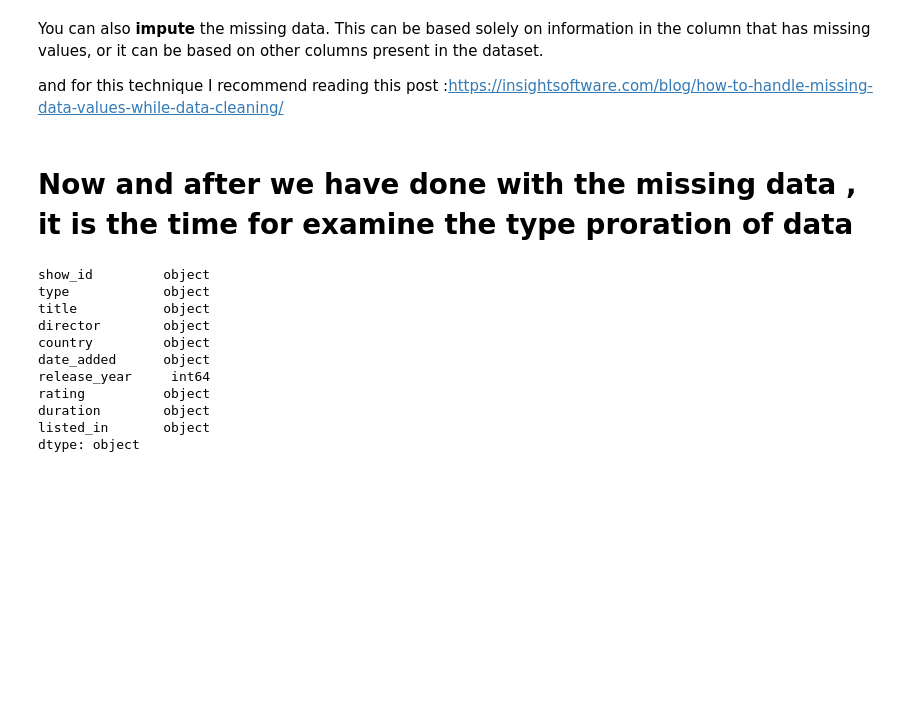
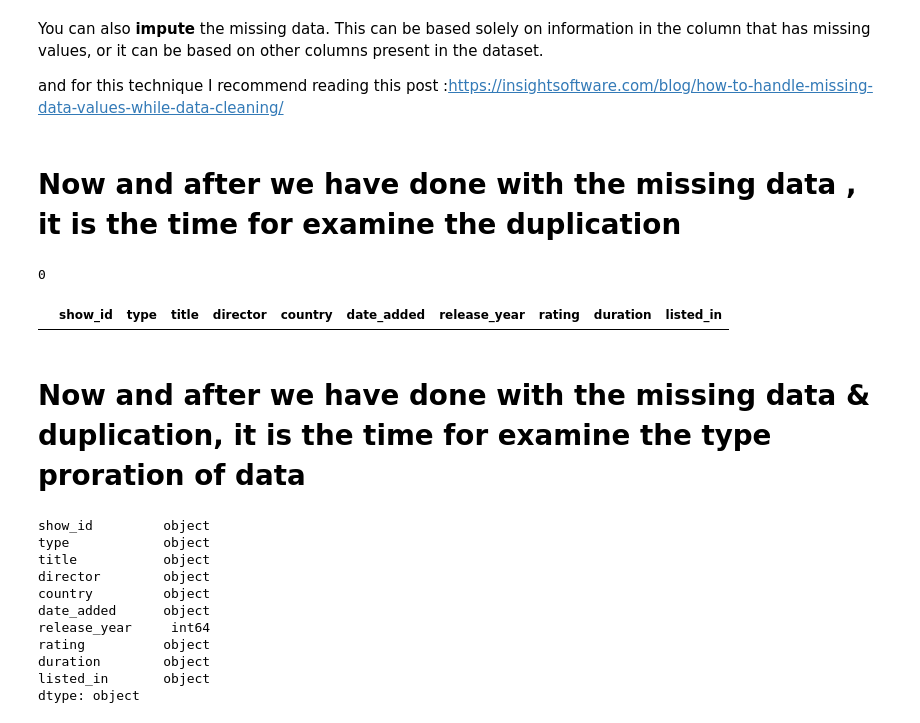
Before and after one commit to Maram-Alsharif/Netflix-Data-Cleaning-Analysis-and-Visualization, a Jupyter notebook: netflix.ipynb, the cells around one changed output. Drawn from its saved outputs; the diff is of its cells as text; code cells hidden in the pictures; blank space fills up the shorter version.

```diff
--- a/netflix.ipynb
+++ b/netflix.ipynb
@@ -141,8 +141,20 @@ You can also **impute** the missing data. This can be based solely on informatio
 
 
 and for this technique I recommend reading this post :https://insightsoftware.com/blog/how-to-handle-missing-data-values-while-data-cleaning/
+# %% [markdown]
+# Now and after we have done with the missing data , it is the time for examine the duplication
+# %%
+# Count the number of duplicates
+(netflix_df.duplicated()).sum()
+# %% [output]
+0
+# %%
+# Extract duplicate rows
+netflix_df.loc[netflix_df.duplicated(), :]
+# %% [output]
+|  | show_id | type | title | director | country | date_added | release_year | rating | duration | listed_in |
 # %% [markdown]
-# Now and after we have done with the missing data , it is the time for examine the type proration of data
+# Now and after we have done with the missing data & duplication, it is the time for examine the type proration of data
 # %%
 netflix_df.dtypes
 # %% [output]
```
Also changed, not shown: parts of 3 cells of this notebook.
